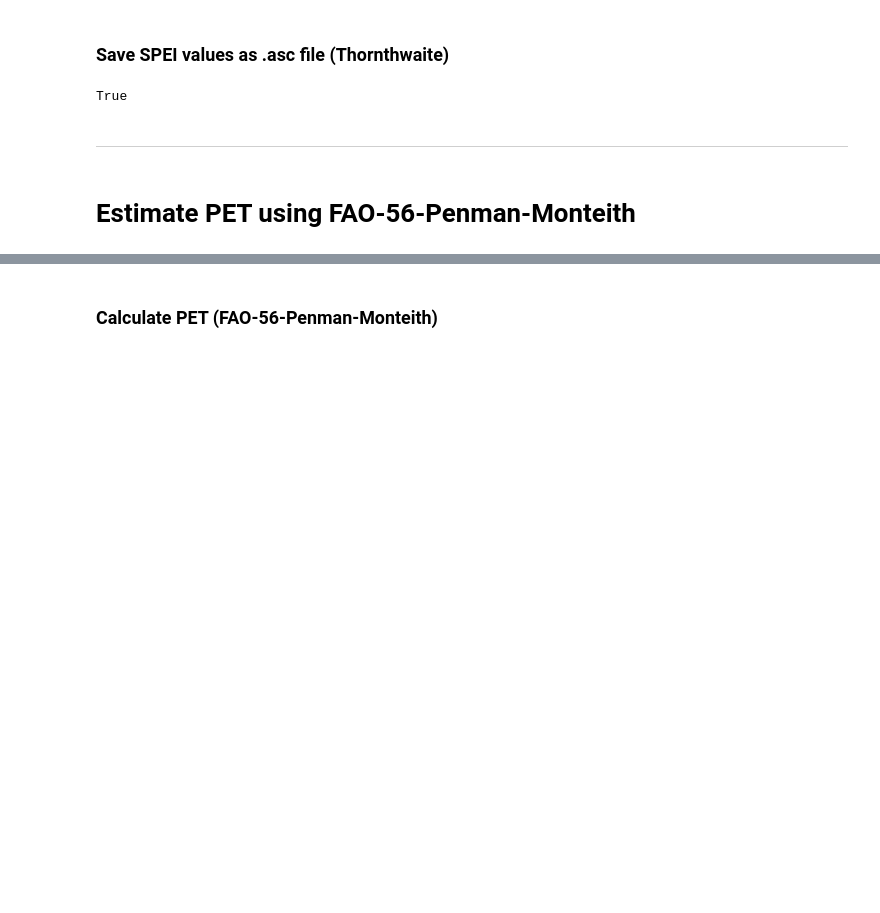
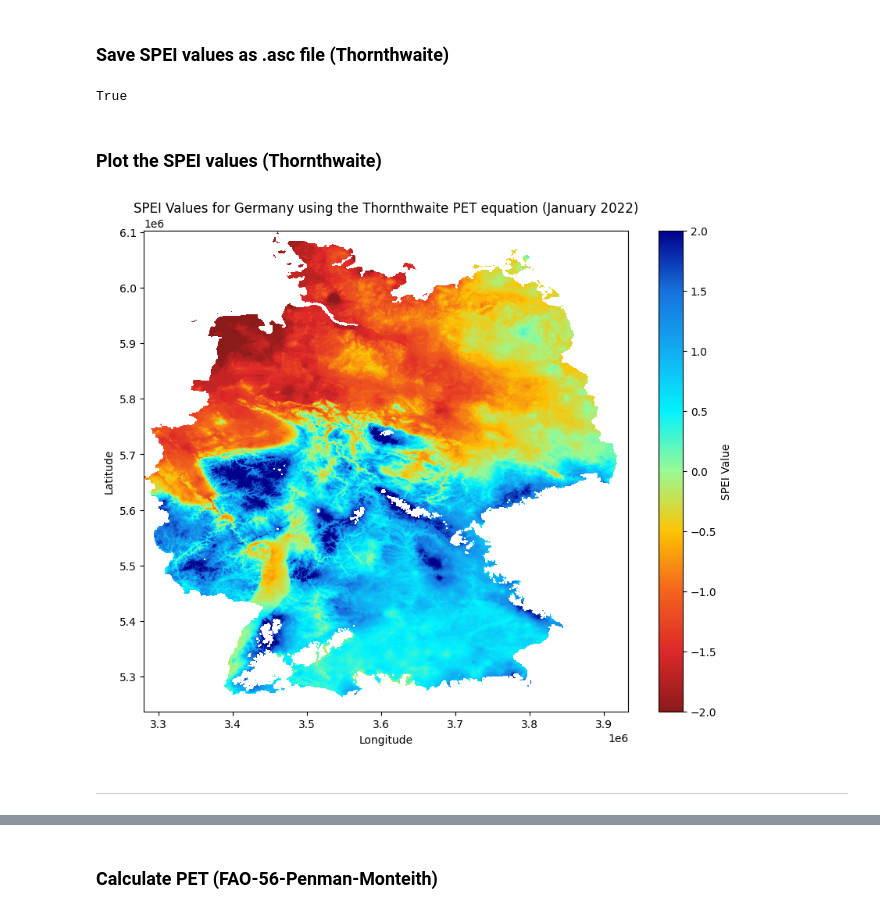
Before and after one commit to JustinTrvz/drought-detector, a Jupyter notebook: methods/meteorological/spei_meteorological.ipynb, the cells around one changed output, grey strips where cells are left out. Drawn from its saved outputs; the diff is of its cells as text; code cells hidden in the pictures; blank space fills up the shorter version.

```diff
--- a/methods/meteorological/spei_meteorological.ipynb
+++ b/methods/meteorological/spei_meteorological.ipynb
@@ -161,10 +192,21 @@ def write_asc_file(data, filename, header_info):
         print(f"Failed to save file '{filename}'. Exception: '{e}'")
         return False
 # %%
-write_asc_file(spei_tw, f"output/spei_tw_{dt.strftime('%Y%m')}.asc", header_info)
+spei_tw_save_path = f"output/spei_tw_{dt.strftime('%Y%m')}.asc"
+write_asc_file(spei_tw, spei_tw_save_path, header_info)
 # %% [output]
 True
+# %% [markdown]
+### Plot the SPEI values (Thornthwaite)
+# %%
+from matplotlib.colors import LinearSegmentedColormap, Normalize
+import numpy as np
+import matplotlib.pyplot as plt
+
+# Path to ASCII file
+spei_plot(spei_tw_save_path,
+          f'SPEI Values for Germany using the Thornthwaite PET equation ({dt.strftime("%B %Y")})')
+# %% [output]
+[figure, added]
 # %% [markdown]
 -----
-# %% [markdown]
-# Estimate PET using FAO-56-Penman-Monteith
```
Also changed, not shown: parts of 27 cells of this notebook, 14 other files.
